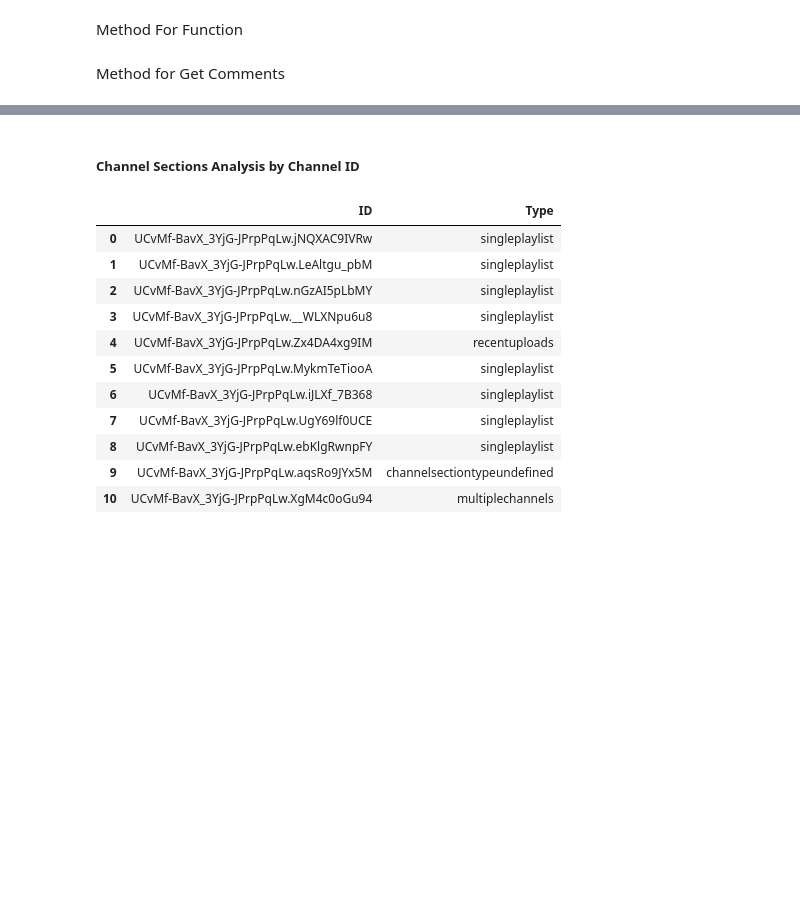
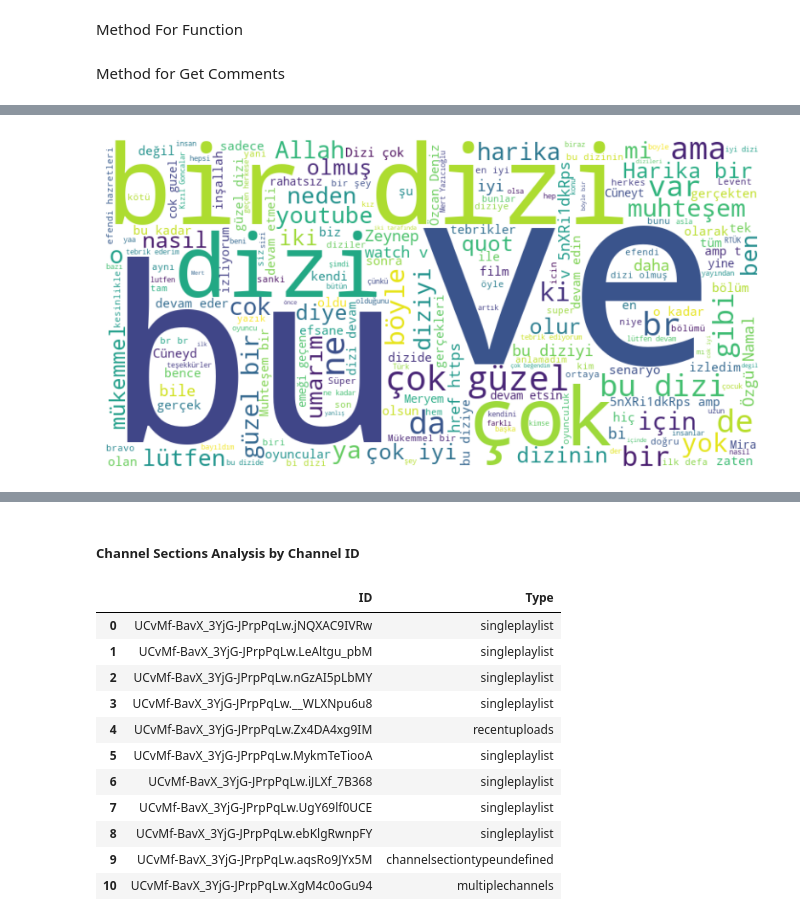
Before and after one commit to nurfkutlu/Youtube_API_Project, a Jupyter notebook: Youtube_Videos_CommentThreads.ipynb, the cells around one changed output, grey strips where cells are left out. Saved outputs shown, nothing was run; the diff lists cells and outputs as text; code cells hidden in the pictures; blank space fills up the shorter version.

```diff
--- a/Youtube_Videos_CommentThreads.ipynb
+++ b/Youtube_Videos_CommentThreads.ipynb
@@ -290,6 +304,25 @@ Ben böyle bir dizi film şimdiyekdar izlemedim müthiş  bunu kim yazdı  bilmi
 İlkk 😋💗
 Bir ❣️
 Bu Dizi Bize İzletginiz İçin Teşekürler Sağ olun Bütün Oyuncular El Emeğine Sağlık Senarsit Yönetmen Yapımcı Sağ Olun
+# %%
+from wordcloud import WordCloud
+import matplotlib.pyplot as plt
+
+# Assuming 'comments' is your list of comments
+
+# Combine all comments into a single string
+all_comments_text = ' '.join(comments)
+
+# Generate the WordCloud
+wordcloud = WordCloud(width=800, height=400, background_color='white').generate(all_comments_text)
+
+# Plot the WordCloud
+plt.figure(figsize=(10, 5))
+plt.imshow(wordcloud, interpolation='bilinear')
+plt.axis('off')  # Turn off axis labels
+plt.show()
+# %% [output]
+[figure, added]
 # %%
 get_commentThreads(youtube).sort_values(by="likeCount",ascending=False)
 
```
Also changed, not shown: parts of 13 cells of this notebook.
